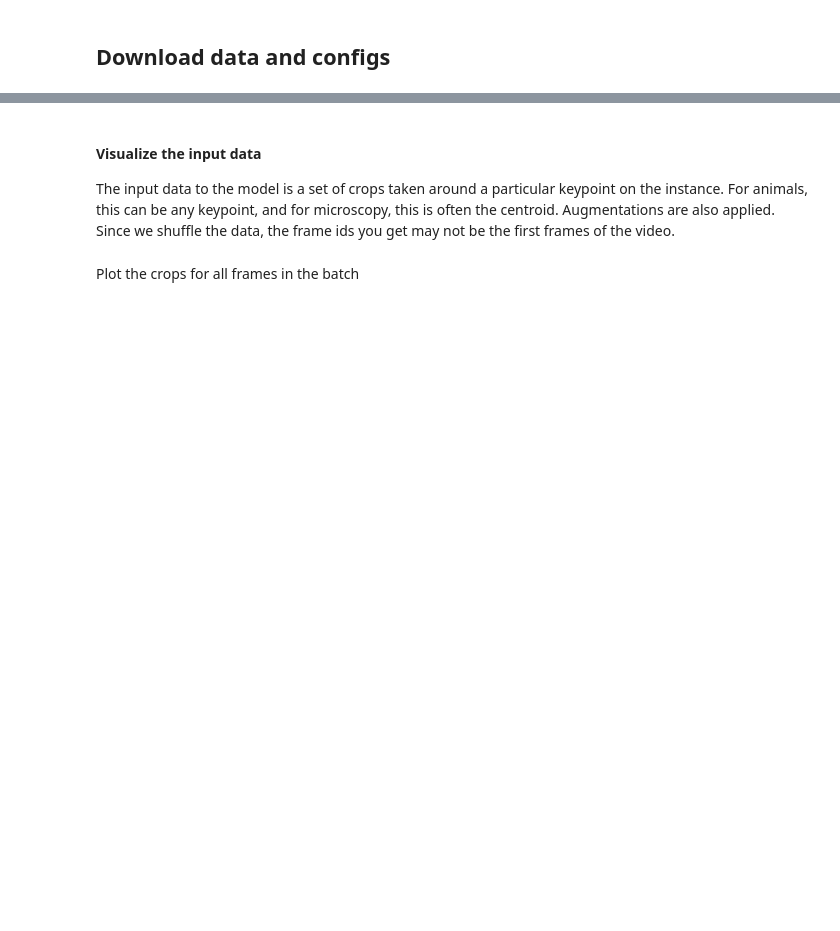
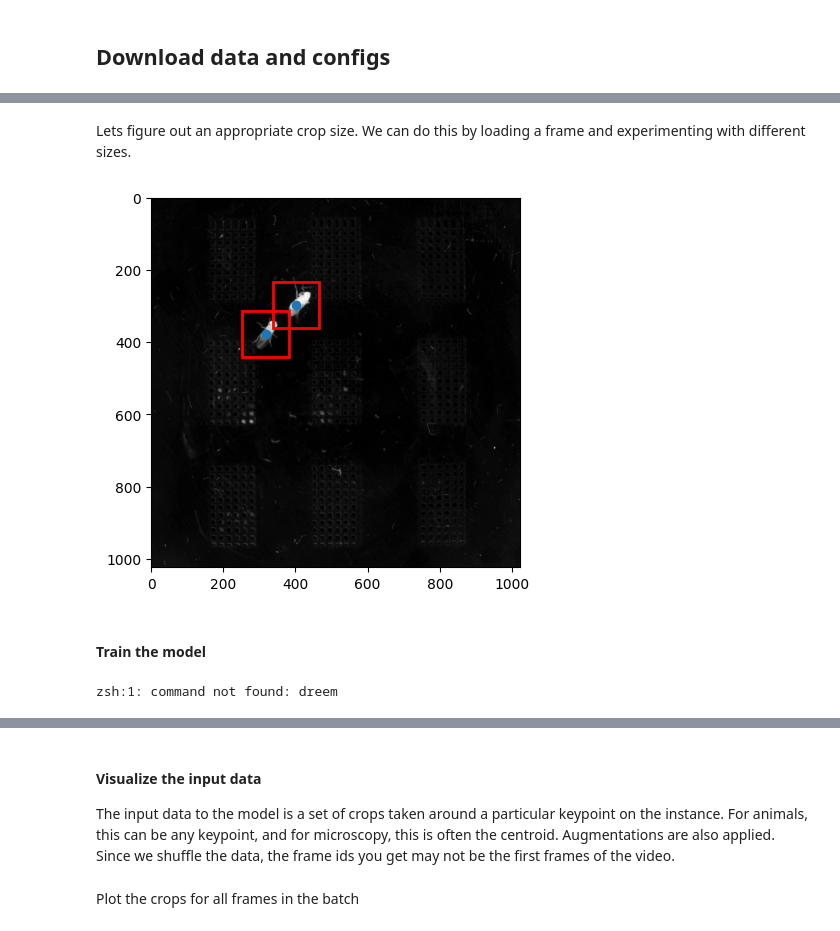
Before and after one commit to talmolab/dreem, a Jupyter notebook: examples/dreem-demo.ipynb, the cells around one changed output, grey strips where cells are left out. Cells and saved outputs as stored; diff of their text form; code cells hidden in the pictures; blank space fills up the shorter version.

```diff
--- a/examples/dreem-demo.ipynb
+++ b/examples/dreem-demo.ipynb
@@ -102,0 +81,30 @@ dataset = TrackingDataset(train_dl=train_dataloader, val_dl=val_dataloader)
+# %% [markdown]
+Lets figure out an appropriate crop size. We can do this by loading a frame and experimenting with different sizes.
+# %%
+crop_size = 128  # Adjust this to see what the bounding box looks like
+# %%
+slp_files = glob.glob("./data/train/*.slp")
+video_files = glob.glob("./data/train/*.mp4")
+labels = sio.load_slp(slp_files[0])
+video = imageio.get_reader(video_files[0])
+frame = video.get_data(0)
+centers = []
+for instance in labels[0].instances:
+    centers.append(np.nanmean(instance.numpy(), axis=0))
+centers = np.array(centers)
+plt.imshow(frame)
+plt.scatter(centers[:, 0], centers[:, 1])
+# Draw a square box centered at each centroid with a given crop size (e.g., 128)
+for cx, cy in centers:
+    top_left = (int(cx - crop_size // 2), int(cy - crop_size // 2))
+    rect = plt.Rectangle(top_left, crop_size, crop_size, linewidth=2, edgecolor='red', facecolor='none')
+    plt.gca().add_patch(rect)
+plt.show()
+# %% [output]
+[figure, added]
+# %% [markdown]
+#### Train the model
+# %%
+!dreem train ./data/train --val-dir ./data/val --crop-size {crop_size}
+# %% [output]
+zsh:1: command not found: dreem
```
Also changed, not shown: parts of 25 cells of this notebook, 15 other files.
